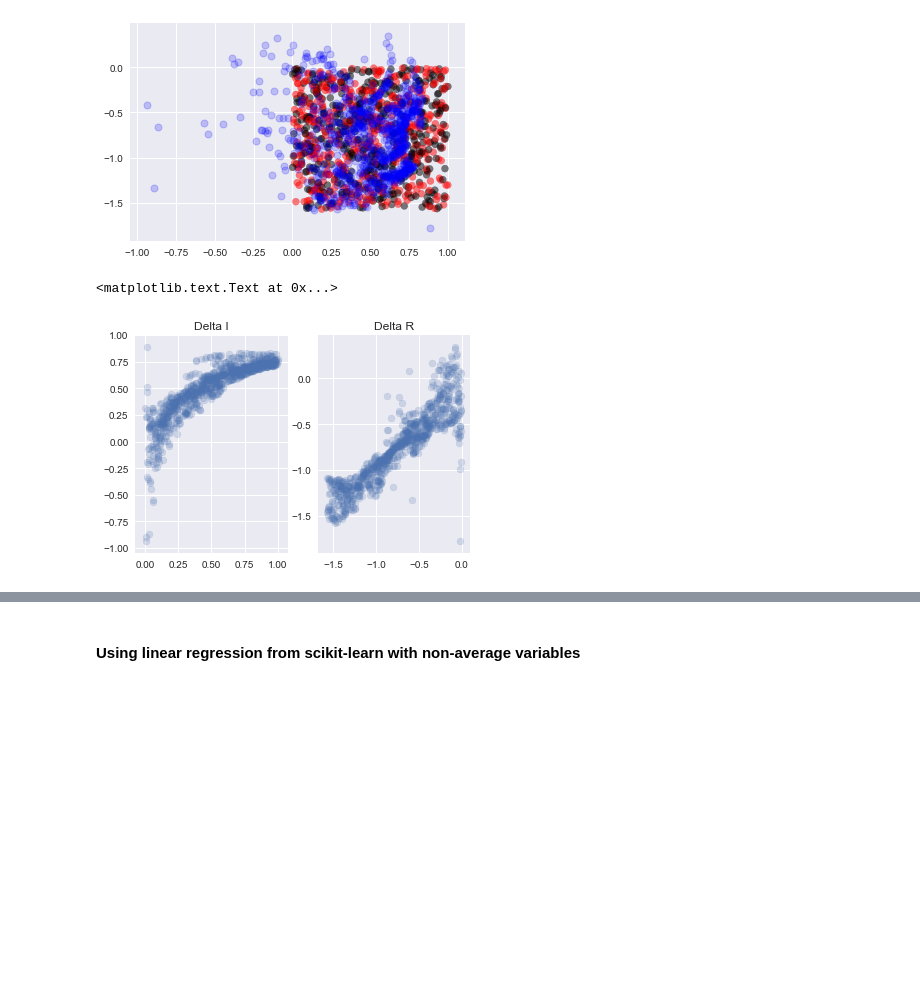
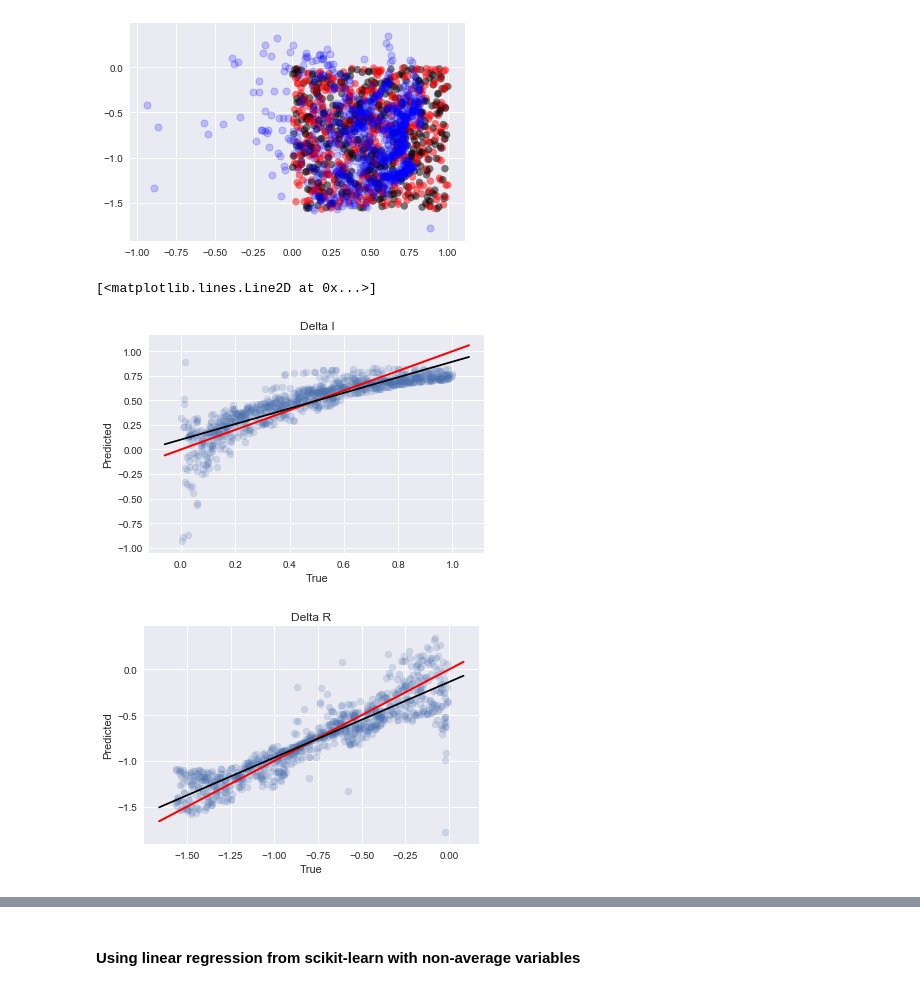
Before and after one commit to Lcollins91/DS_ResearchProject_ND, a Jupyter notebook: Master_CO_Circle_Spec_Model.ipynb, the cells around one changed output, grey strips where cells are left out. Saved outputs shown, nothing was run; the diff lists cells and outputs as text; code cells hidden in the pictures; blank space fills up the shorter version.

```diff
--- a/Master_CO_Circle_Spec_Model.ipynb
+++ b/Master_CO_Circle_Spec_Model.ipynb
@@ -106,12 +106,38 @@ Variance score: 0.766
 Score on test set: 0.786
 <matplotlib.collections.PathCollection at 0x...>
 [figure]
-# %%
-f, (ax1, ax2) = plt.subplots(1,2)
-ax1.scatter(Y_3_test['deltaI'],y_pred1[:,0], alpha = 0.2)
-ax2.scatter(Y_3_test['deltaR'],y_pred1[:,1], alpha = 0.2)
-ax1.set_title('Delta I')
-ax2.set_title('Delta R')
-# %% [output]
-<matplotlib.text.Text at 0x...>
-[figure, removed]
+# %%
+from pylab import *
+
+figure()
+plt.scatter(Y_3_test['deltaI'],y_pred1[:,0], alpha = 0.2)
+axes().set_title('Delta I')
+axes().set_xlabel('True')
+axes().set_ylabel('Predicted')
+
+xmin, xmax = plt.xlim()
+plt.plot([xmin,xmax], [xmin,xmax], c='r', linewidth = 2)  #line with slope of one
+
+fit_I = np.polyfit(Y_3_test['deltaI'], y_pred1[:,0],1)
+xp = np.linspace(xmin, xmax, 100)
+p = np.poly1d(fit_I)
+plt.plot(xp, p(xp), '-', color = 'black')
+
+figure()
+plt.scatter(Y_3_test['deltaR'],y_pred1[:,1], alpha = 0.2)
+
+axes().set_title('Delta R')
+axes().set_xlabel('True')
+axes().set_ylabel('Predicted')
+
+xmin, xmax = plt.xlim()
+plt.plot([xmin,xmax], [xmin,xmax], c='r', linewidth = 2)  #line with slope of one
+
+fit_R = np.polyfit(Y_3_test['deltaR'], y_pred1[:,1],1)
+xp = np.linspace(xmin, xmax, 100)
+p = np.poly1d(fit_R)
+plt.plot(xp, p(xp), '-', color = 'black')
+# %% [output]
+[<matplotlib.lines.Line2D at 0x...>]
+[figure, added]
+[figure, added]
```
Also changed, not shown: parts of 4 cells of this notebook.
